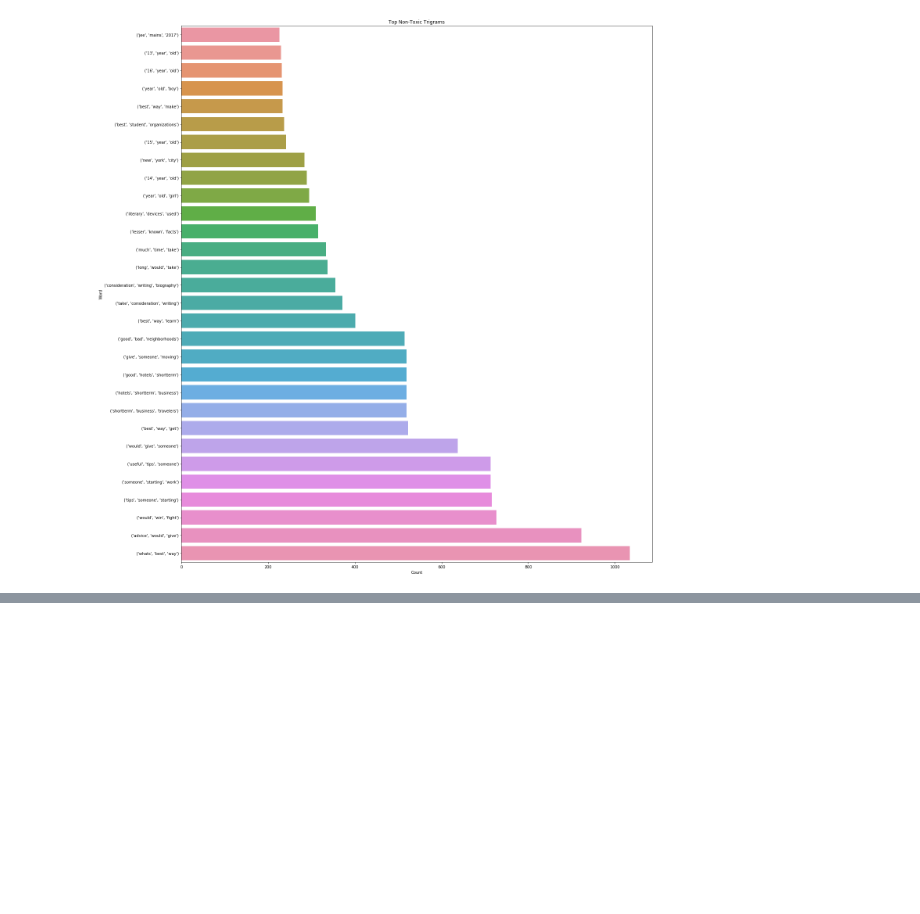
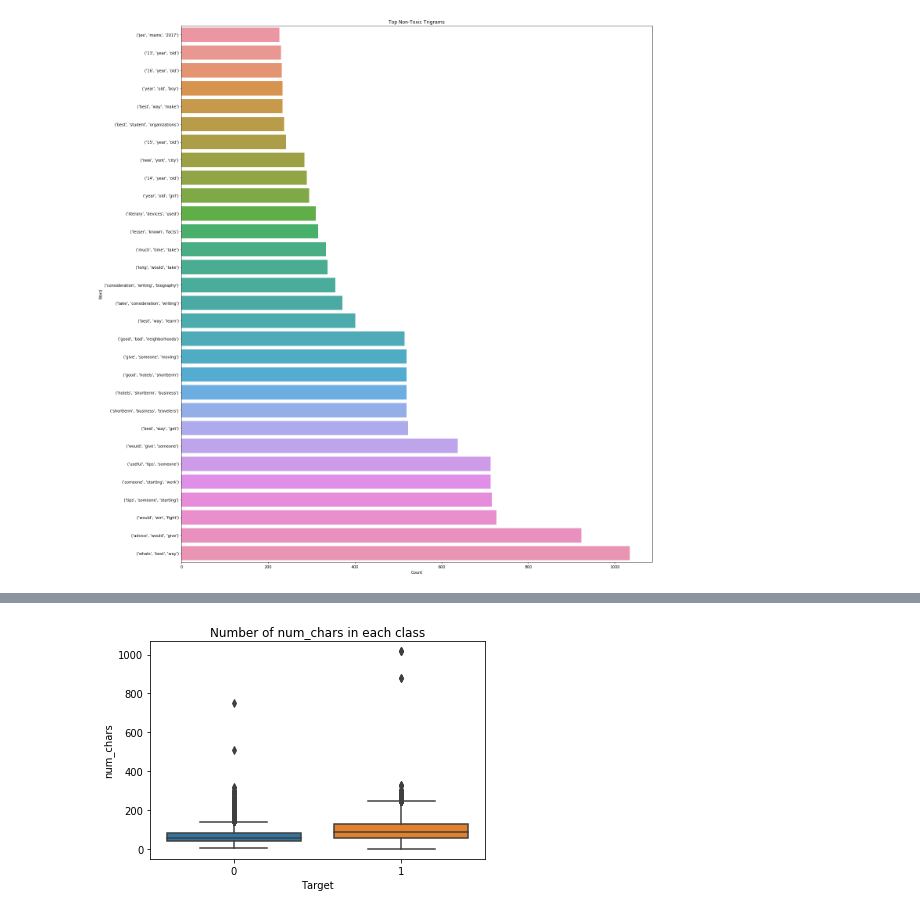
Before and after one commit to vishalsoni242/Toxic-Comment-Classification, a Jupyter notebook: toxic-comment-classification.ipynb, the cells around one changed output, grey strips where cells are left out. Drawn from its saved outputs; the diff is of its cells as text; code cells hidden in the pictures; blank space fills up the shorter version.

```diff
--- a/toxic-comment-classification.ipynb
+++ b/toxic-comment-classification.ipynb
@@ -197,0 +248,7 @@ plot_horizontal_bar(trigram_nontoxic_freq, 'Top Non-Toxic Trigrams')
+# %%
+axes= sns.boxplot(x='target', y='num_chars', data=train)
+axes.set_xlabel('Target')
+axes.set_title("Number of num_chars in each class")
+plt.show()
+# %% [output]
+[figure, added]
```
Also changed, not shown: parts of 9 cells of this notebook.
